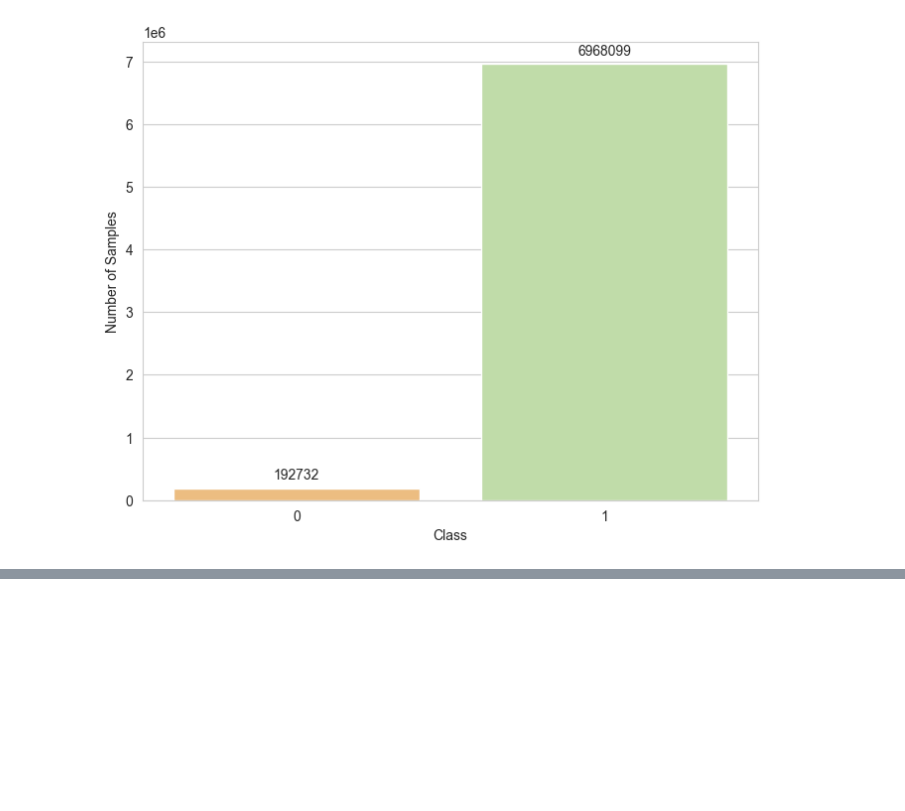
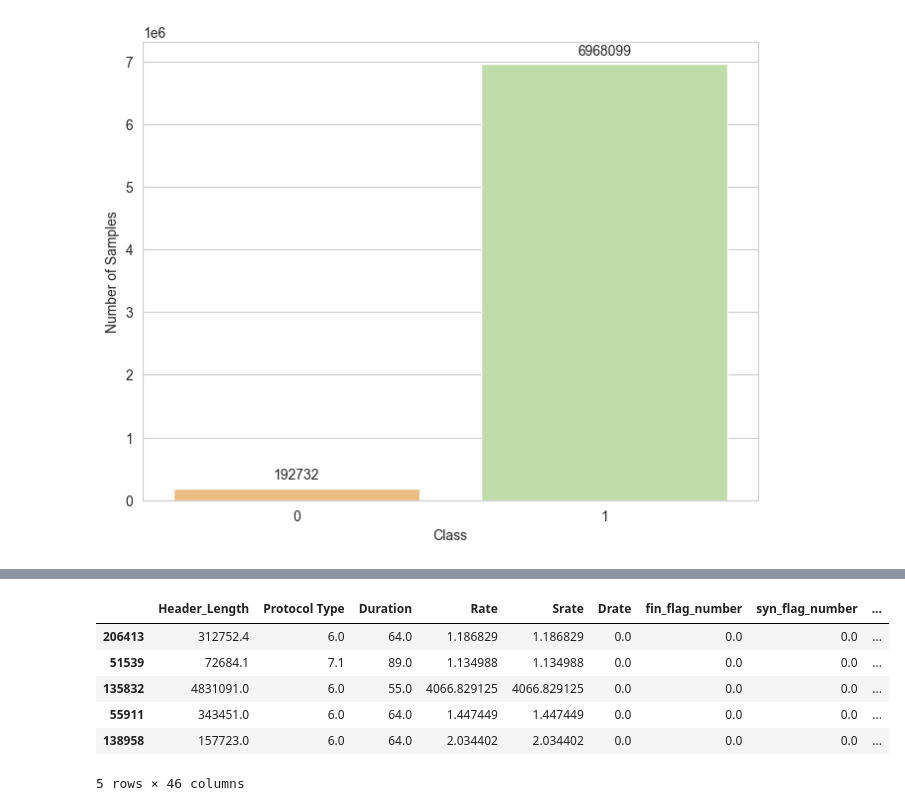
Before and after one commit to Hongwei-Z/CNN-LSTM-IoMT-IDS, a Jupyter notebook: DatasetPreprocessing.ipynb, the cells around one changed output, grey strips where cells are left out. Saved outputs shown, nothing was run; the diff lists cells and outputs as text; code cells hidden in the pictures; blank space fills up the shorter version.

```diff
--- a/DatasetPreprocessing.ipynb
+++ b/DatasetPreprocessing.ipynb
@@ -166,0 +174,15 @@ ValueError: could not convert string to float: 'SPOOFING'
+# %%
+# Random under sampling
+rus = RandomUnderSampler(random_state=0)
+X, y = rus.fit_resample(selected_data.iloc[:, :-1], selected_data.iloc[:, -1])
+processed_data = pd.DataFrame(X)
+processed_data['Target'] = y
+processed_data.head()
+# %% [output]
+|  | Header_Length | Protocol Type | Duration | Rate | Srate | Drate | fin_flag_number | syn_flag_number | ... |
+| 206413 | 312752.4 | 6.0 | 64.0 | 1.186829 | 1.186829 | 0.0 | 0.0 | 0.0 | ... |
+| 51539 | 72684.1 | 7.1 | 89.0 | 1.134988 | 1.134988 | 0.0 | 0.0 | 0.0 | ... |
+| 135832 | 4831091.0 | 6.0 | 55.0 | 4066.829125 | 4066.829125 | 0.0 | 0.0 | 0.0 | ... |
+| 55911 | 343451.0 | 6.0 | 64.0 | 1.447449 | 1.447449 | 0.0 | 0.0 | 0.0 | ... |
+| 138958 | 157723.0 | 6.0 | 64.0 | 2.034402 | 2.034402 | 0.0 | 0.0 | 0.0 | ... |
+5 rows × 46 columns
```
Also changed, not shown: parts of 21 cells of this notebook, 2 other files.
